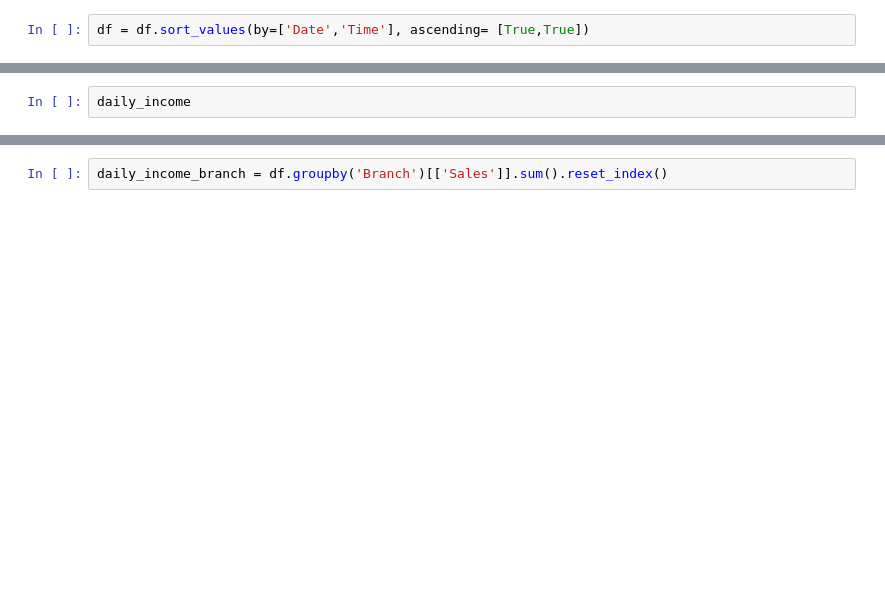
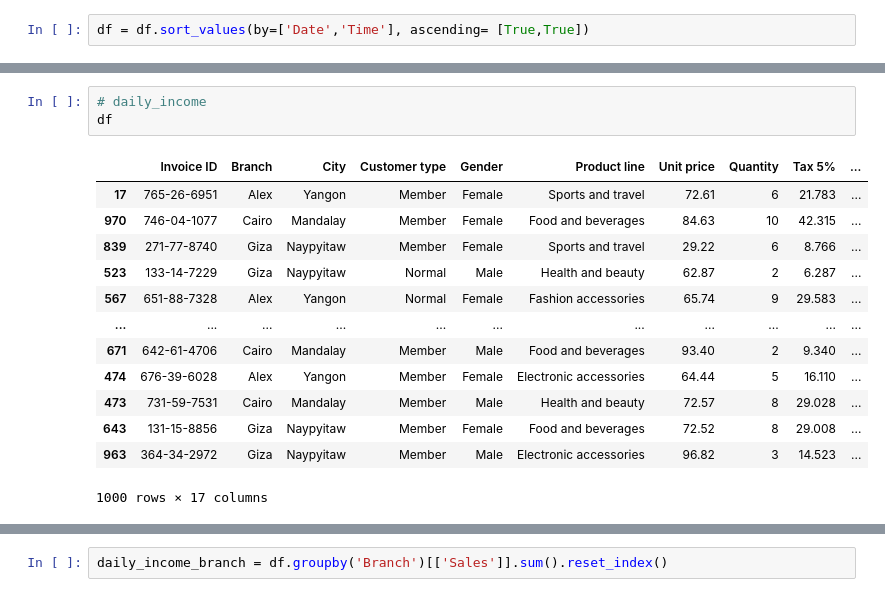
Before and after one commit to sthasarita/Matplotlib_Seaborn, a Jupyter notebook: Data Visualization with Matplotlib & Seaborn77.ipynb, the cells around one changed output, grey strips where cells are left out. Cells and saved outputs as stored; diff of their text form; blank space fills up the shorter version.

```diff
--- a/Data Visualization with Matplotlib & Seaborn77.ipynb
+++ b/Data Visualization with Matplotlib & Seaborn77.ipynb
@@ -824,5 +1011,20 @@ df.drop(columns=['gross margin percentage'])
 # %%
-daily_income
+# daily_income
+df
+# %% [output]
+|  | Invoice ID | Branch | City | Customer type | Gender | Product line | Unit price | Quantity | Tax 5% | ... |
+| 17 | 765-26-6951 | Alex | Yangon | Member | Female | Sports and travel | 72.61 | 6 | 21.783 | ... |
+| 970 | 746-04-1077 | Cairo | Mandalay | Member | Female | Food and beverages | 84.63 | 10 | 42.315 | ... |
+| 839 | 271-77-8740 | Giza | Naypyitaw | Member | Female | Sports and travel | 29.22 | 6 | 8.766 | ... |
+| 523 | 133-14-7229 | Giza | Naypyitaw | Normal | Male | Health and beauty | 62.87 | 2 | 6.287 | ... |
+| 567 | 651-88-7328 | Alex | Yangon | Normal | Female | Fashion accessories | 65.74 | 9 | 29.583 | ... |
+| ... | ... | ... | ... | ... | ... | ... | ... | ... | ... | ... |
+| 671 | 642-61-4706 | Cairo | Mandalay | Member | Male | Food and beverages | 93.40 | 2 | 9.340 | ... |
+| 474 | 676-39-6028 | Alex | Yangon | Member | Female | Electronic accessories | 64.44 | 5 | 16.110 | ... |
+| 473 | 731-59-7531 | Cairo | Mandalay | Member | Male | Health and beauty | 72.57 | 8 | 29.028 | ... |
+| 643 | 131-15-8856 | Giza | Naypyitaw | Member | Female | Food and beverages | 72.52 | 8 | 29.008 | ... |
+| 963 | 364-34-2972 | Giza | Naypyitaw | Member | Male | Electronic accessories | 96.82 | 3 | 14.523 | ... |
+1000 rows × 17 columns
 # %%
 # First, let's aggregate daily sales
 daily_income = df.groupby('Date')[['gross income', 'Sales']].sum().reset_index()
```
Also changed, not shown: parts of 53 cells of this notebook, 2 other files.
